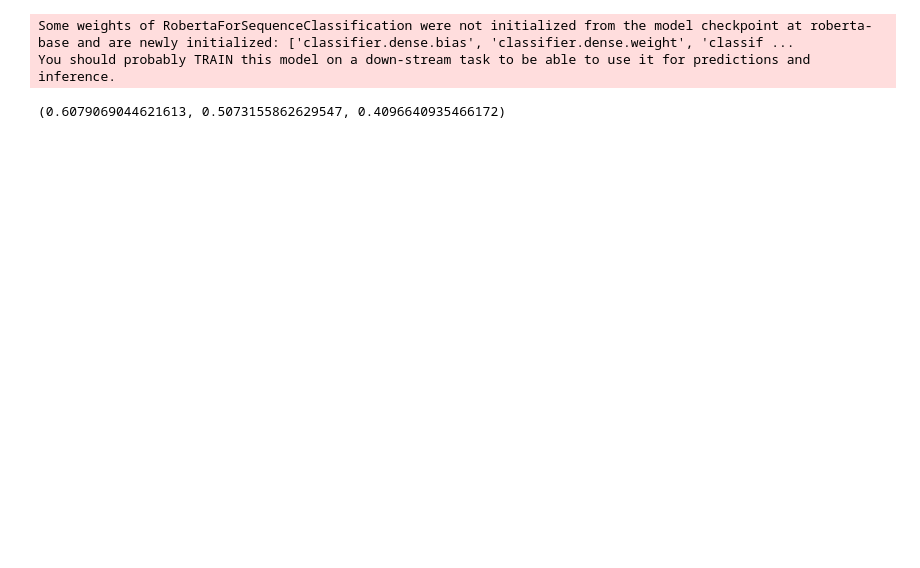
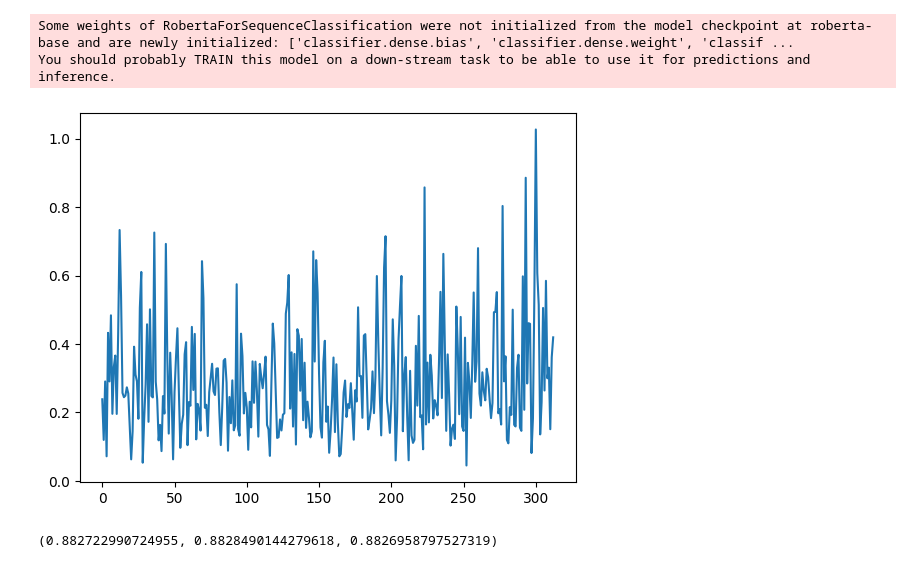
Before and after one commit to JavierTham/4248, a Jupyter notebook: src/baseline.ipynb, the cells around one changed output. Saved outputs shown, nothing was run; the diff lists cells and outputs as text; code cells hidden in the pictures; blank space fills up the shorter version.

Commit message:
played with optimizer parameters

```diff
--- a/src/baseline.ipynb
+++ b/src/baseline.ipynb
@@ -147,11 +149,11 @@ test_dataloader = DataLoader(test_dataset, batch_size=train_batch_size)
 # for nvidia GPUs
 device = torch.device("cuda" if torch.cuda.is_available() else "cpu")
 # %%
-optimizer = AdamW(model.parameters(), lr=5e-5)
+optimizer = AdamW(model.parameters(), lr=5e-6, weight_decay=0.01)
 num_training_steps = num_epochs * len(train_dataloader) # <- number of batches
-lr_scheduler = get_scheduler(
-    name="linear", optimizer=optimizer, num_warmup_steps=0, num_training_steps=num_training_steps
-)
+# lr_scheduler = get_scheduler(
+#     name="linear", optimizer=optimizer, num_warmup_steps=100, num_training_steps=num_training_steps
+# )
 criterion = CrossEntropyLoss()
 # %%
 from tqdm.auto import tqdm
@@ -159,6 +161,7 @@ from tqdm.auto import tqdm
 progress_bar = tqdm(range(num_training_steps))
 
 y_true = []
+losses = []
 
 model.to(device)
 for epoch in range(num_epochs):
@@ -173,11 +176,17 @@ for epoch in range(num_epochs):
 
         loss = criterion(logits, labels.to(device))
         loss.backward()
+        losses.append(loss.item())
 
         optimizer.step()
-        lr_scheduler.step()
+        # lr_scheduler.step()
         optimizer.zero_grad()
         progress_bar.update(1)
+# %%
+plt.plot(losses)
+plt.show()
+# %% [output]
+[figure, added]
 # %%
 # predict after training
 model.to(device)
@@ -201,4 +210,4 @@ with torch.no_grad():
 # %%
 print(calc_f1_score(predictions, actual_labels))
 # %% [output]
-(0.6079069044621613, 0.5073155862629547, 0.4096640935466172)
+(0.882722990724955, 0.8828490144279618, 0.8826958797527319)
```
Also changed, not shown: parts of 1 cell of this notebook.
